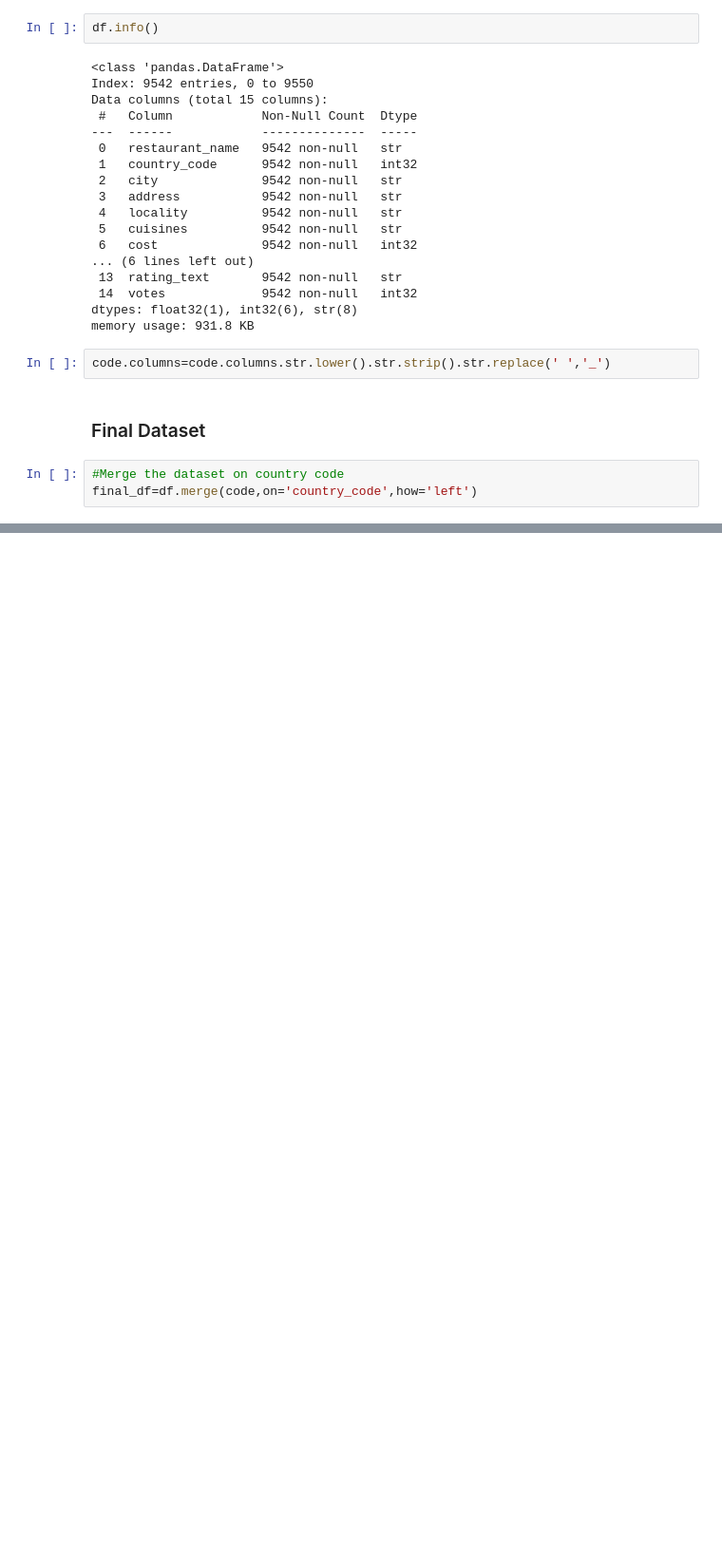
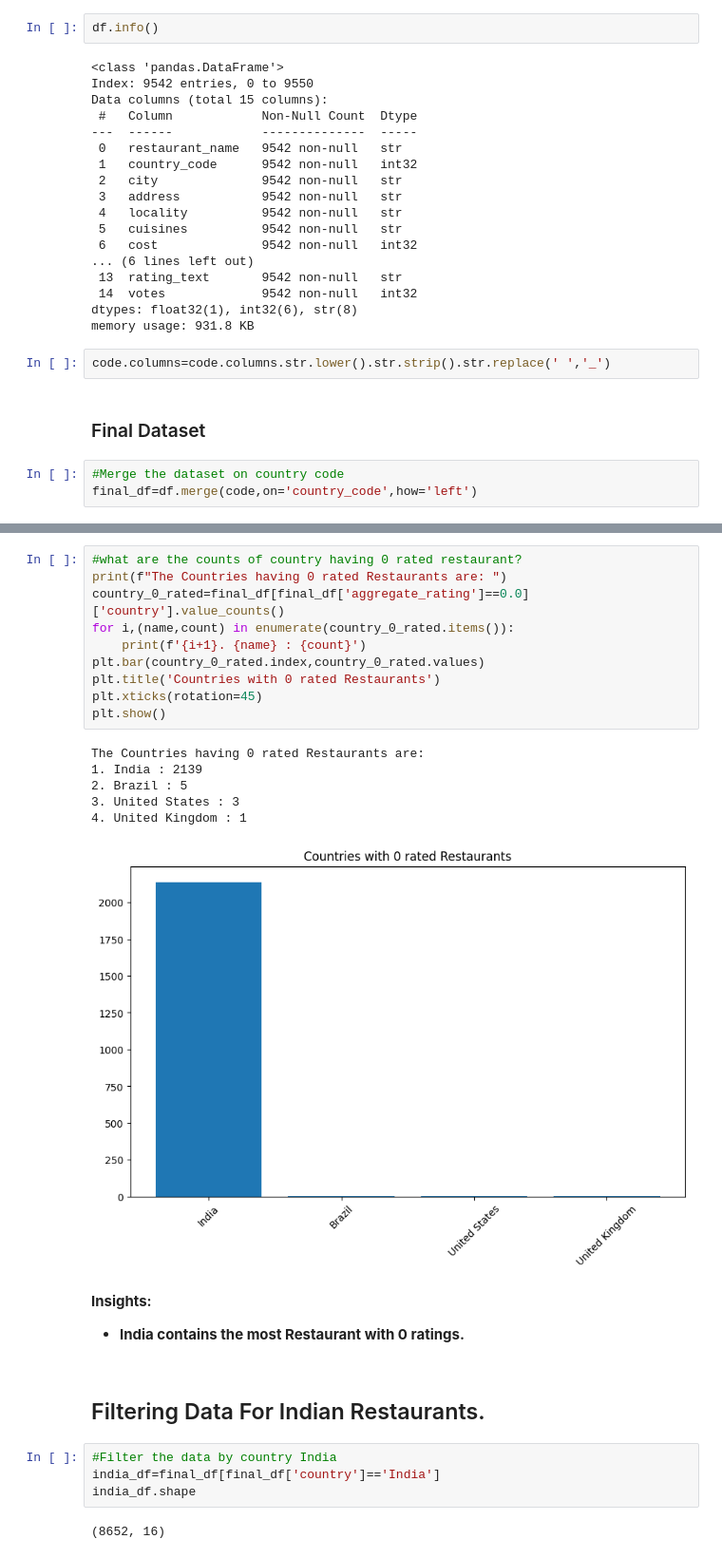
Before and after one commit to vansh-076/Zomato-Recommendation-system, a Jupyter notebook: Zomato_EDA.ipynb, the cells around one changed output, grey strips where cells are left out. Shown at 95% size. Cells and saved outputs as stored; diff of their text form; blank space fills up the shorter version.

```diff
--- a/Zomato_EDA.ipynb
+++ b/Zomato_EDA.ipynb
@@ -271,0 +383,28 @@ final_df=df.merge(code,on='country_code',how='left')
+# %%
+#what are the counts of country having 0 rated restaurant?
+print(f"The Countries having 0 rated Restaurants are: ")
+country_0_rated=final_df[final_df['aggregate_rating']==0.0]['country'].value_counts()
+for i,(name,count) in enumerate(country_0_rated.items()):
+    print(f'{i+1}. {name} : {count}')
+plt.bar(country_0_rated.index,country_0_rated.values)
+plt.title('Countries with 0 rated Restaurants')
+plt.xticks(rotation=45)
+plt.show()
+# %% [output]
+The Countries having 0 rated Restaurants are:
+1. India : 2139
+2. Brazil : 5
+3. United States : 3
+4. United Kingdom : 1
+[figure, added]
+# %% [markdown]
+<b>Insights:<ul>
+    <li>India contains the most Restaurant with 0 ratings.
+# %% [markdown]
+<h2>Filtering Data For Indian Restaurants.</h2>
+# %%
+#Filter the data by country India
+india_df=final_df[final_df['country']=='India']
+india_df.shape
+# %% [output]
+(8652, 16)
```
Also changed, not shown: parts of 28 cells of this notebook.
